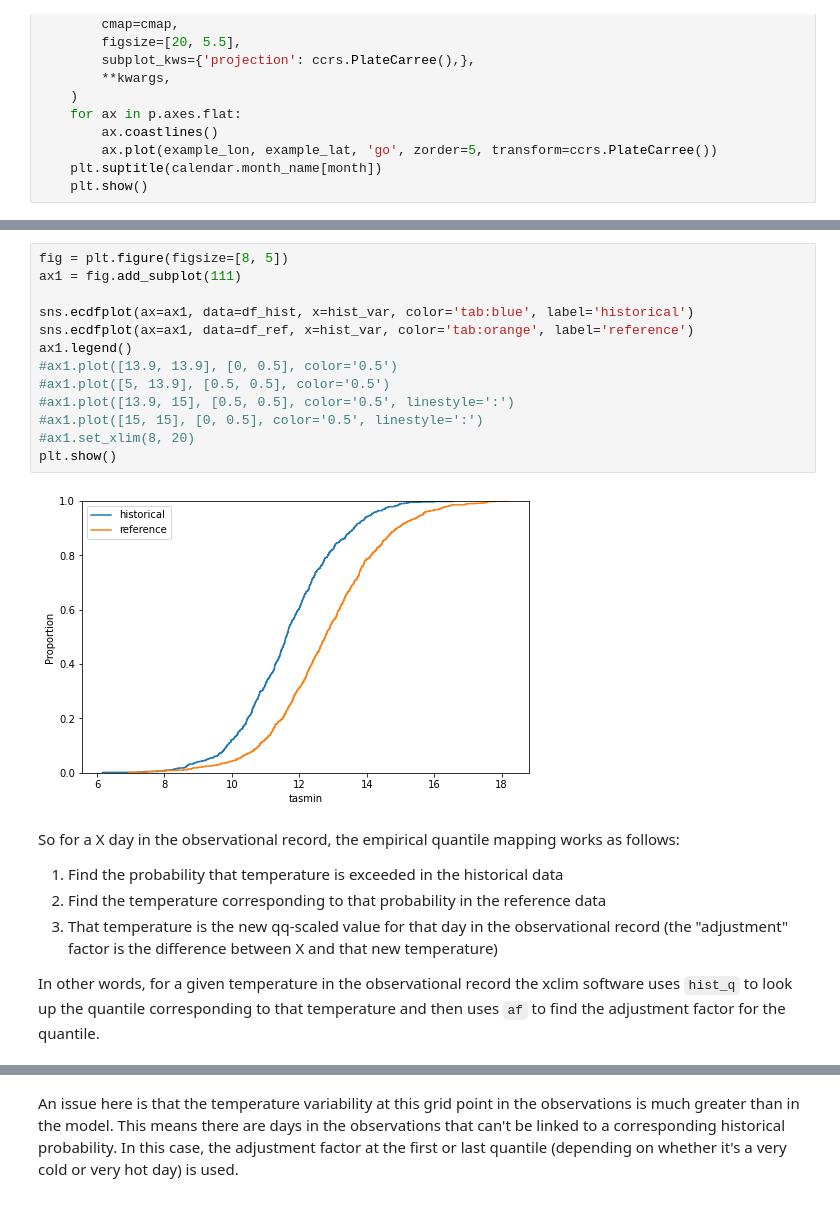
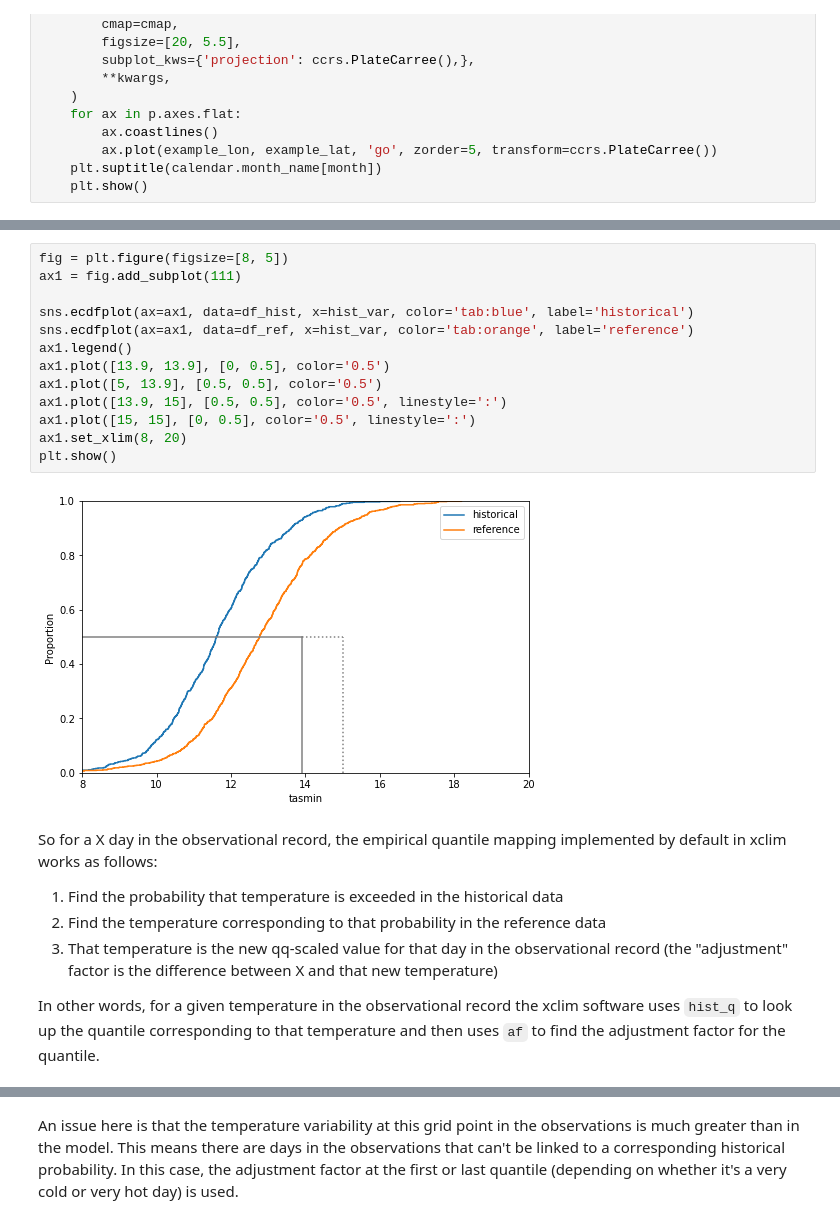
Before and after one commit to AusClimateService/qqscale, a Jupyter notebook: example_validation/tasmin-qdc-additive-monthly-infileq_day_AGCD-ACCESS-ESM1-5_ssp370_r1i1p1f1_20350101-20641231.ipynb, the cells around one changed output, grey strips where cells are left out. Drawn from its saved outputs; the diff is of its cells as text.

```diff
--- a/example_validation/tasmin-qdc-additive-monthly-infileq_day_AGCD-ACCESS-ESM1-5_ssp370_r1i1p1f1_20350101-20641231.ipynb
+++ b/example_validation/tasmin-qdc-additive-monthly-infileq_day_AGCD-ACCESS-ESM1-5_ssp370_r1i1p1f1_20350101-20641231.ipynb
@@ -417,20 +390,20 @@ df_ref = pd.DataFrame(da_ref[da_ref['time'].dt.month == example_month].values, c
 # %%
 fig = plt.figure(figsize=[8, 5])
 ax1 = fig.add_subplot(111)
 
 sns.ecdfplot(ax=ax1, data=df_hist, x=hist_var, color='tab:blue', label='historical')
 sns.ecdfplot(ax=ax1, data=df_ref, x=hist_var, color='tab:orange', label='reference')
 ax1.legend()
-#ax1.plot([13.9, 13.9], [0, 0.5], color='0.5')
-#ax1.plot([5, 13.9], [0.5, 0.5], color='0.5')
-#ax1.plot([13.9, 15], [0.5, 0.5], color='0.5', linestyle=':')
-#ax1.plot([15, 15], [0, 0.5], color='0.5', linestyle=':')
-#ax1.set_xlim(8, 20)
+ax1.plot([13.9, 13.9], [0, 0.5], color='0.5')
+ax1.plot([5, 13.9], [0.5, 0.5], color='0.5')
+ax1.plot([13.9, 15], [0.5, 0.5], color='0.5', linestyle=':')
+ax1.plot([15, 15], [0, 0.5], color='0.5', linestyle=':')
+ax1.set_xlim(8, 20)
 plt.show()
 # %% [output]
-[figure, old version]
+[figure, new version]
 # %% [markdown]
-So for a X day in the observational record, the empirical quantile mapping works as follows:
+So for a X day in the observational record, the empirical quantile mapping implemented by default in xclim works as follows:
 1. Find the probability that temperature is exceeded in the historical data
 2. Find the temperature corresponding to that probability in the reference data
 3. That temperature is the new qq-scaled value for that day in the observational record (the "adjustment" factor is the difference between X and that new temperature)
```
Also changed, not shown: parts of 19 cells of this notebook, 7 other files.
